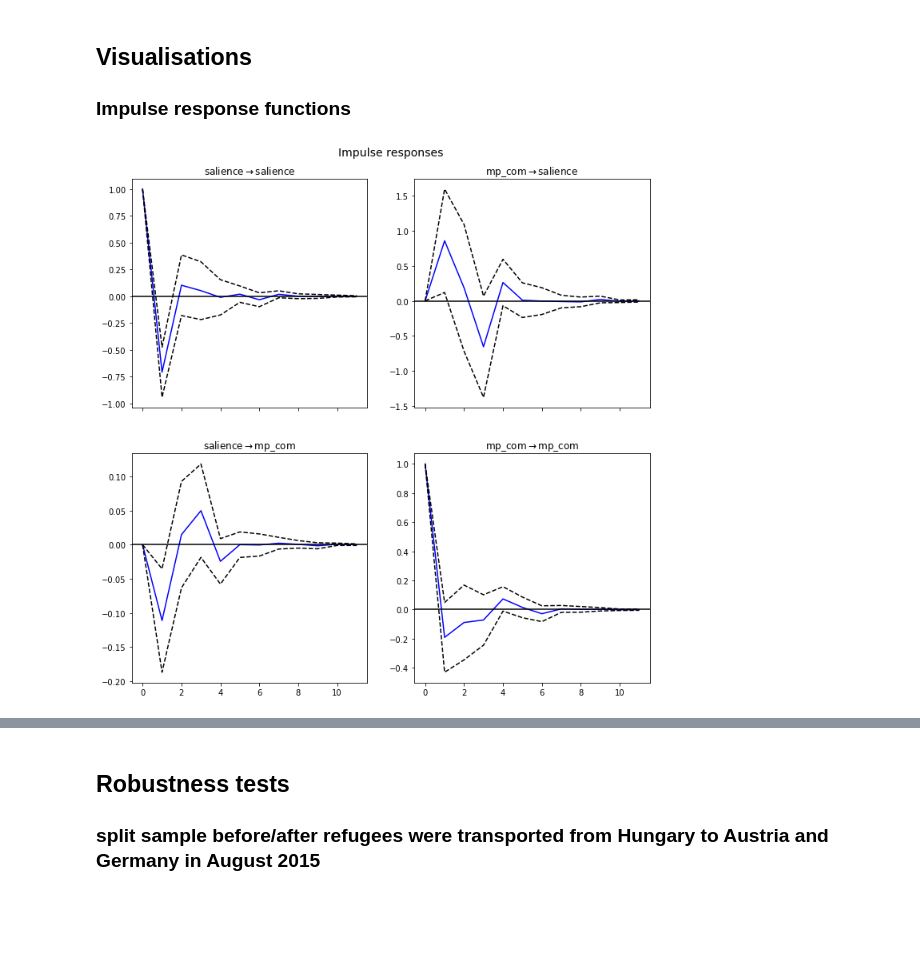
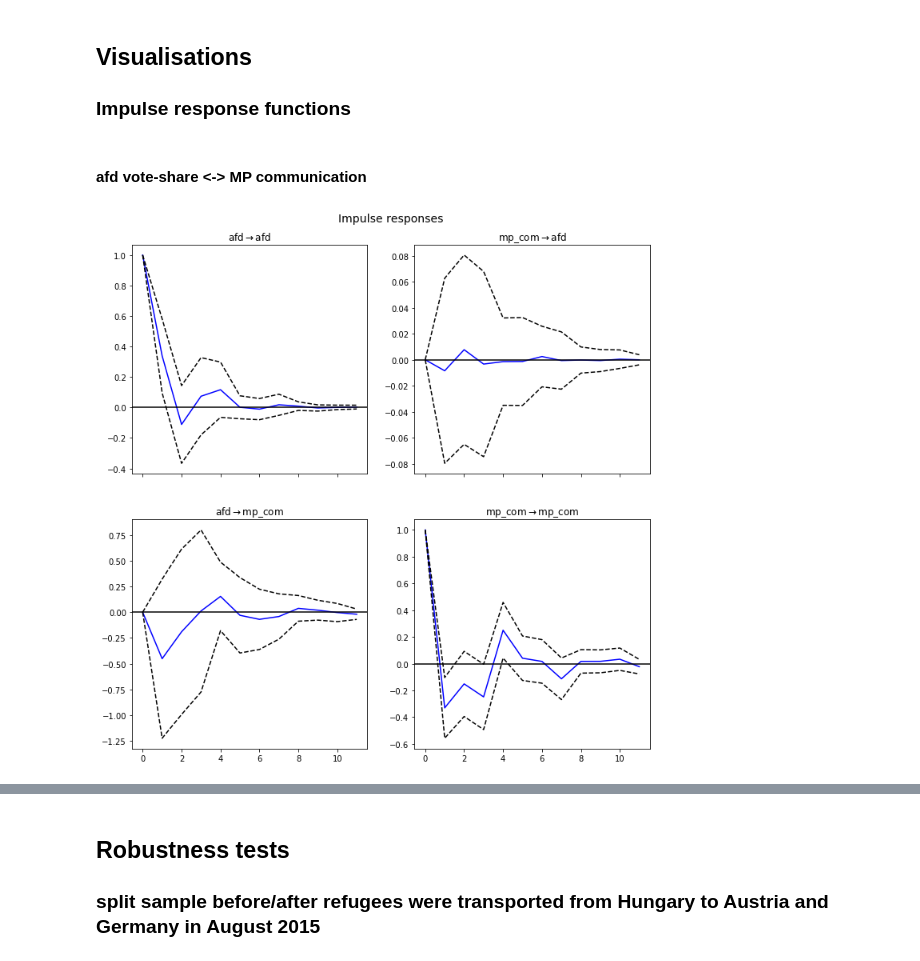
Before and after one commit to nicolaiberk/ImEm, a Jupyter notebook: 07_TimeSeries.ipynb, the cells around one changed output, grey strips where cells are left out. Cells and saved outputs as stored; diff of their text form; code cells hidden in the pictures; blank space fills up the shorter version.

Commit message:
Additional IRF plots.

```diff
--- a/07_TimeSeries.ipynb
+++ b/07_TimeSeries.ipynb
@@ -195,8 +195,10 @@ We can see that the Granger-test is significant in both instances: public attent
 ## Visualisations
 
 ### Impulse response functions
+# %% [markdown]
+#### afd vote-share <-> MP communication
 # %%
-irf = results3.irf(11)
+irf = results1.irf(11)
 plot1 = irf.plot()
 # %% [output]
-[figure, old version]
+[figure, new version]
```
Also changed, not shown: parts of 3 cells of this notebook.
